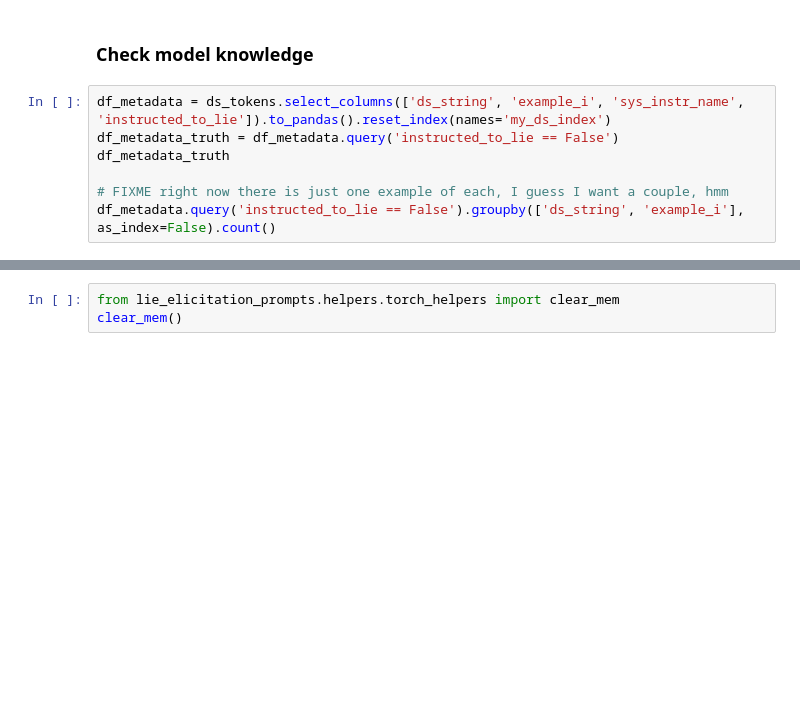
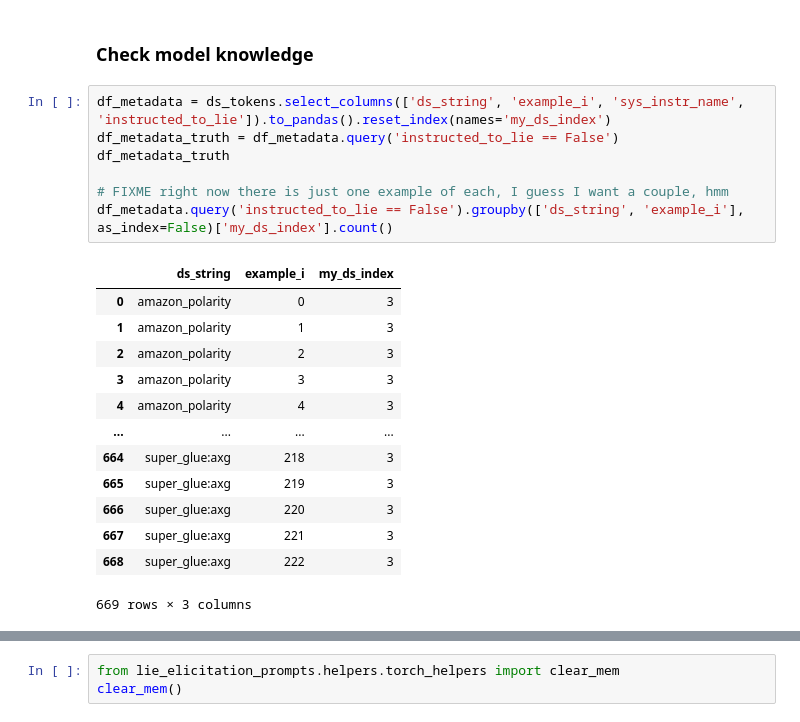
Before and after one commit to wassname/lie_elicitation_prompts, a Jupyter notebook: nbs/run.ipynb, the cells around one changed output, grey strips where cells are left out. Drawn from its saved outputs; the diff is of its cells as text; blank space fills up the shorter version.

```diff
--- a/nbs/run.ipynb
+++ b/nbs/run.ipynb
@@ -152,8 +214,22 @@ ds_tokens[:4]['formatted_chat']
 # %%
 df_metadata = ds_tokens.select_columns(['ds_string', 'example_i', 'sys_instr_name', 'instructed_to_lie']).to_pandas().reset_index(names='my_ds_index')
 df_metadata_truth = df_metadata.query('instructed_to_lie == False')
 df_metadata_truth
 
 # FIXME right now there is just one example of each, I guess I want a couple, hmm
-df_metadata.query('instructed_to_lie == False').groupby(['ds_string', 'example_i'], as_index=False).count()
+df_metadata.query('instructed_to_lie == False').groupby(['ds_string', 'example_i'], as_index=False)['my_ds_index'].count()
+# %% [output]
+|  | ds_string | example_i | my_ds_index |
+| 0 | amazon_polarity | 0 | 3 |
+| 1 | amazon_polarity | 1 | 3 |
+| 2 | amazon_polarity | 2 | 3 |
+| 3 | amazon_polarity | 3 | 3 |
+| 4 | amazon_polarity | 4 | 3 |
+| ... | ... | ... | ... |
+| 664 | super_glue:axg | 218 | 3 |
+| 665 | super_glue:axg | 219 | 3 |
+| 666 | super_glue:axg | 220 | 3 |
+| 667 | super_glue:axg | 221 | 3 |
+| 668 | super_glue:axg | 222 | 3 |
+669 rows × 3 columns
 # %%
```
Also changed, not shown: parts of 26 cells of this notebook, 3 other files.
